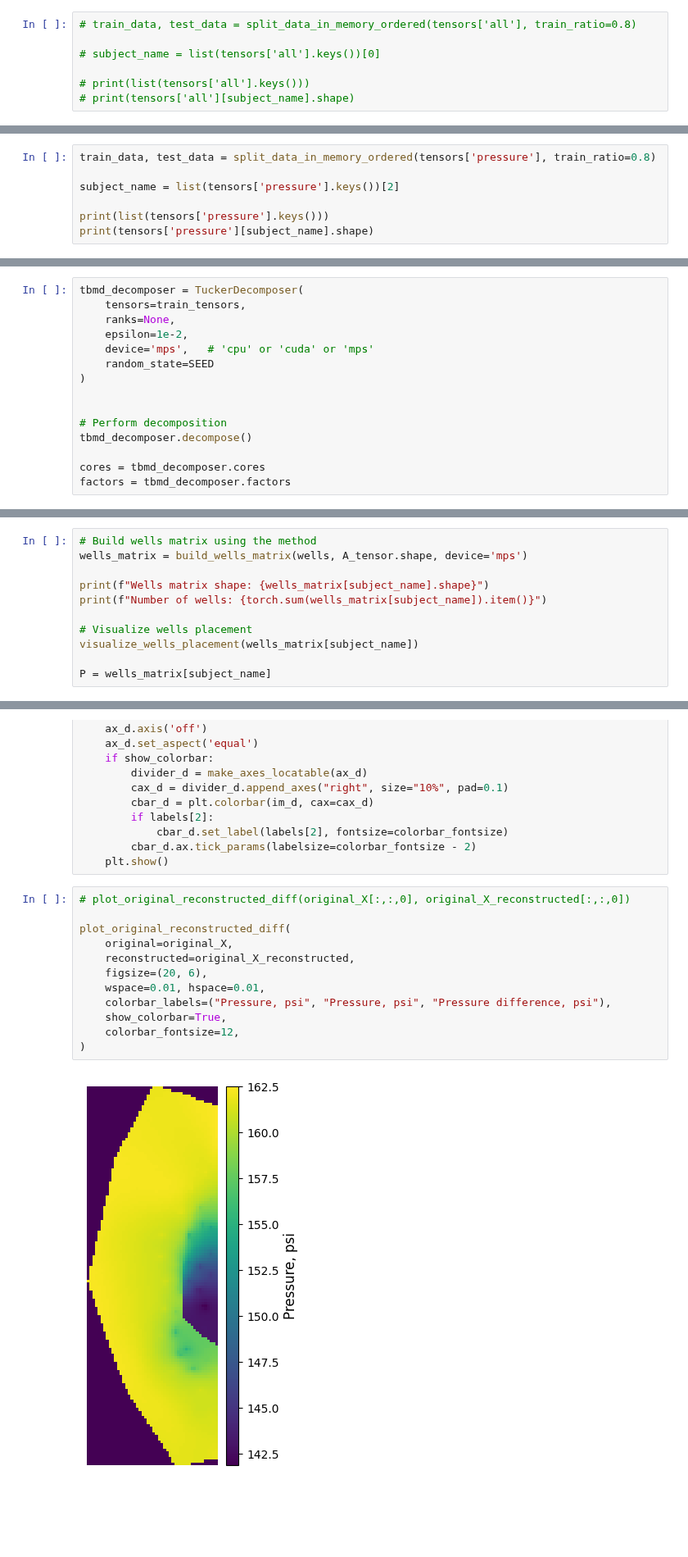
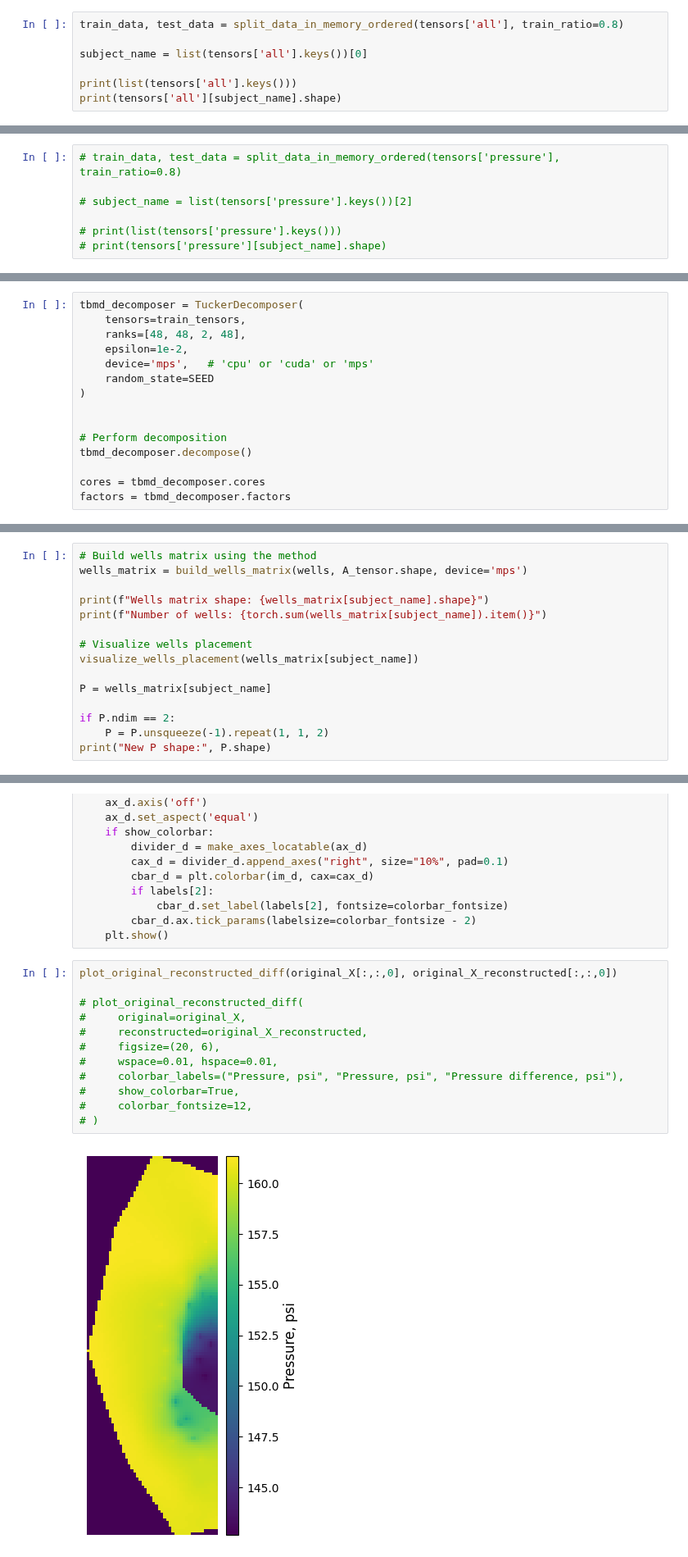
Before and after one commit to denis-samatov/tensor-based-modal-decomposition-method, a Jupyter notebook: algorithm/main_tbmd.ipynb, the cells around one changed output, grey strips where cells are left out. Shown at 82% size. Cells and saved outputs as stored; diff of their text form; blank space fills up the shorter version.

```diff
--- a/algorithm/main_tbmd.ipynb
+++ b/algorithm/main_tbmd.ipynb
@@ -119,9 +119,9 @@ wells
   [51, 42],
   [44, 41]]}
 # %%
-# train_data, test_data = split_data_in_memory_ordered(tensors['all'], train_ratio=0.8)
+train_data, test_data = split_data_in_memory_ordered(tensors['all'], train_ratio=0.8)
 
-# subject_name = list(tensors['all'].keys())[0]
+subject_name = list(tensors['all'].keys())[0]
 
-# print(list(tensors['all'].keys()))
-# print(tensors['all'][subject_name].shape)
+print(list(tensors['all'].keys()))
+print(tensors['all'][subject_name].shape)
@@ -128,7 +131,7 @@ wells
 # %%
-train_data, test_data = split_data_in_memory_ordered(tensors['pressure'], train_ratio=0.8)
+# train_data, test_data = split_data_in_memory_ordered(tensors['pressure'], train_ratio=0.8)
 
-subject_name = list(tensors['pressure'].keys())[2]
+# subject_name = list(tensors['pressure'].keys())[2]
 
-print(list(tensors['pressure'].keys()))
-print(tensors['pressure'][subject_name].shape)
+# print(list(tensors['pressure'].keys()))
+# print(tensors['pressure'][subject_name].shape)
@@ -478,7 +479,7 @@ tensor = train_tensors
 # %%
 tbmd_decomposer = TuckerDecomposer(
     tensors=train_tensors,
-    ranks=None,
+    ranks=[48, 48, 2, 48],
     epsilon=1e-2,
     device='mps',   # 'cpu' or 'cuda' or 'mps'
     random_state=SEED
@@ -900,6 +901,10 @@ print(f"Number of wells: {torch.sum(wells_matrix[subject_name]).item()}")
 visualize_wells_placement(wells_matrix[subject_name])
 
 P = wells_matrix[subject_name]
+
+if P.ndim == 2:
+    P = P.unsqueeze(-1).repeat(1, 1, 2)
+print("New P shape:", P.shape)
 # %% [output]
 Wells matrix shape: torch.Size([139, 48])
 Number of wells: 30.0
@@ -1230,16 +1226,16 @@ def plot_original_reconstructed_diff(
         cbar_d.ax.tick_params(labelsize=colorbar_fontsize - 2)
     plt.show()
 # %%
-# plot_original_reconstructed_diff(original_X[:,:,0], original_X_reconstructed[:,:,0])
+plot_original_reconstructed_diff(original_X[:,:,0], original_X_reconstructed[:,:,0])
 
-plot_original_reconstructed_diff(
-    original=original_X,
-    reconstructed=original_X_reconstructed,
-    figsize=(20, 6),
-    wspace=0.01, hspace=0.01,
-    colorbar_labels=("Pressure, psi", "Pressure, psi", "Pressure difference, psi"),
-    show_colorbar=True,
-    colorbar_fontsize=12,
-)
+# plot_original_reconstructed_diff(
+#     original=original_X,
+#     reconstructed=original_X_reconstructed,
+#     figsize=(20, 6),
+#     wspace=0.01, hspace=0.01,
+#     colorbar_labels=("Pressure, psi", "Pressure, psi", "Pressure difference, psi"),
+#     show_colorbar=True,
+#     colorbar_fontsize=12,
+# )
 # %% [output]
-[figure, old version]
+[figure, new version]
```
Also changed, not shown: parts of 26 cells of this notebook, 33 other files.
